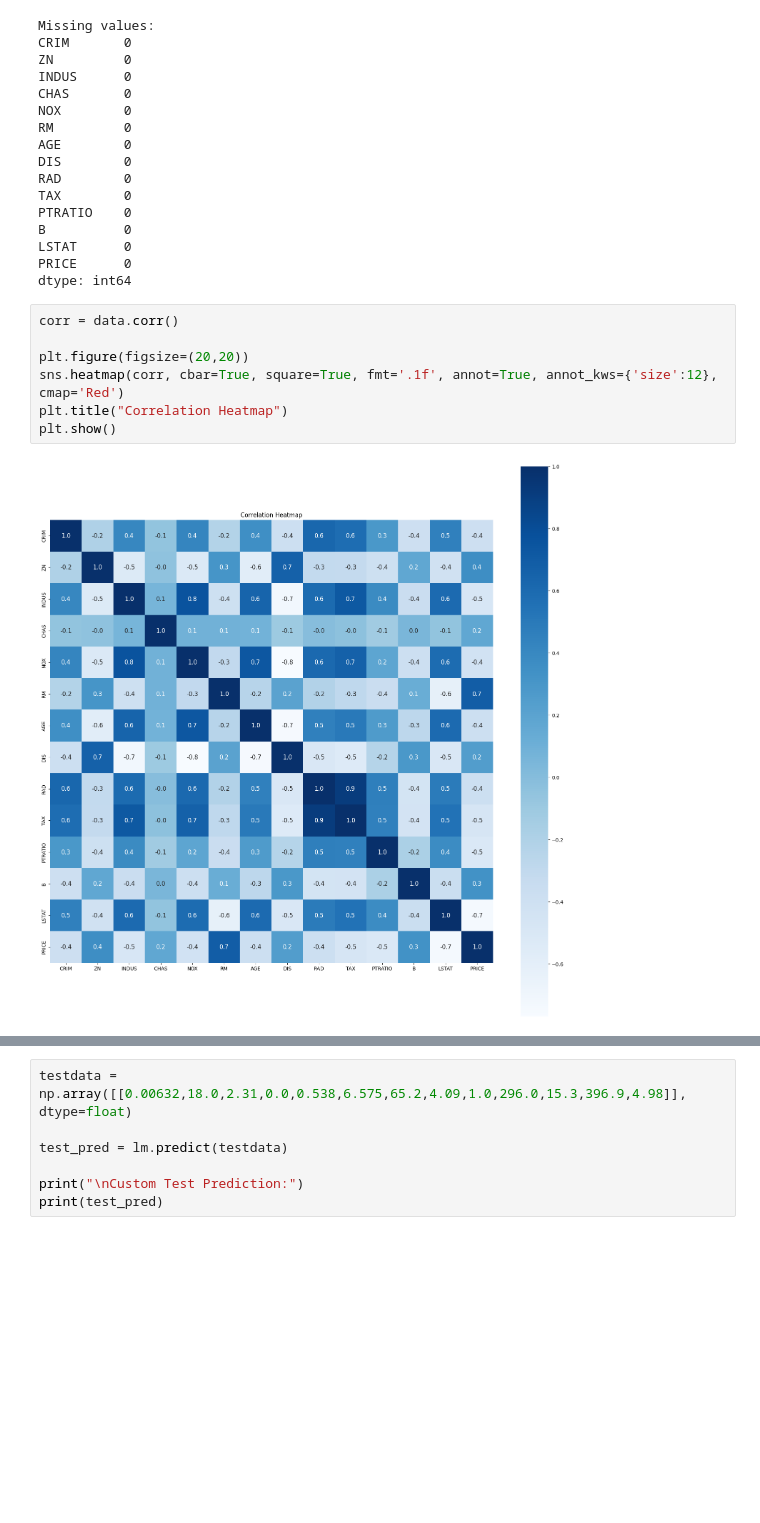
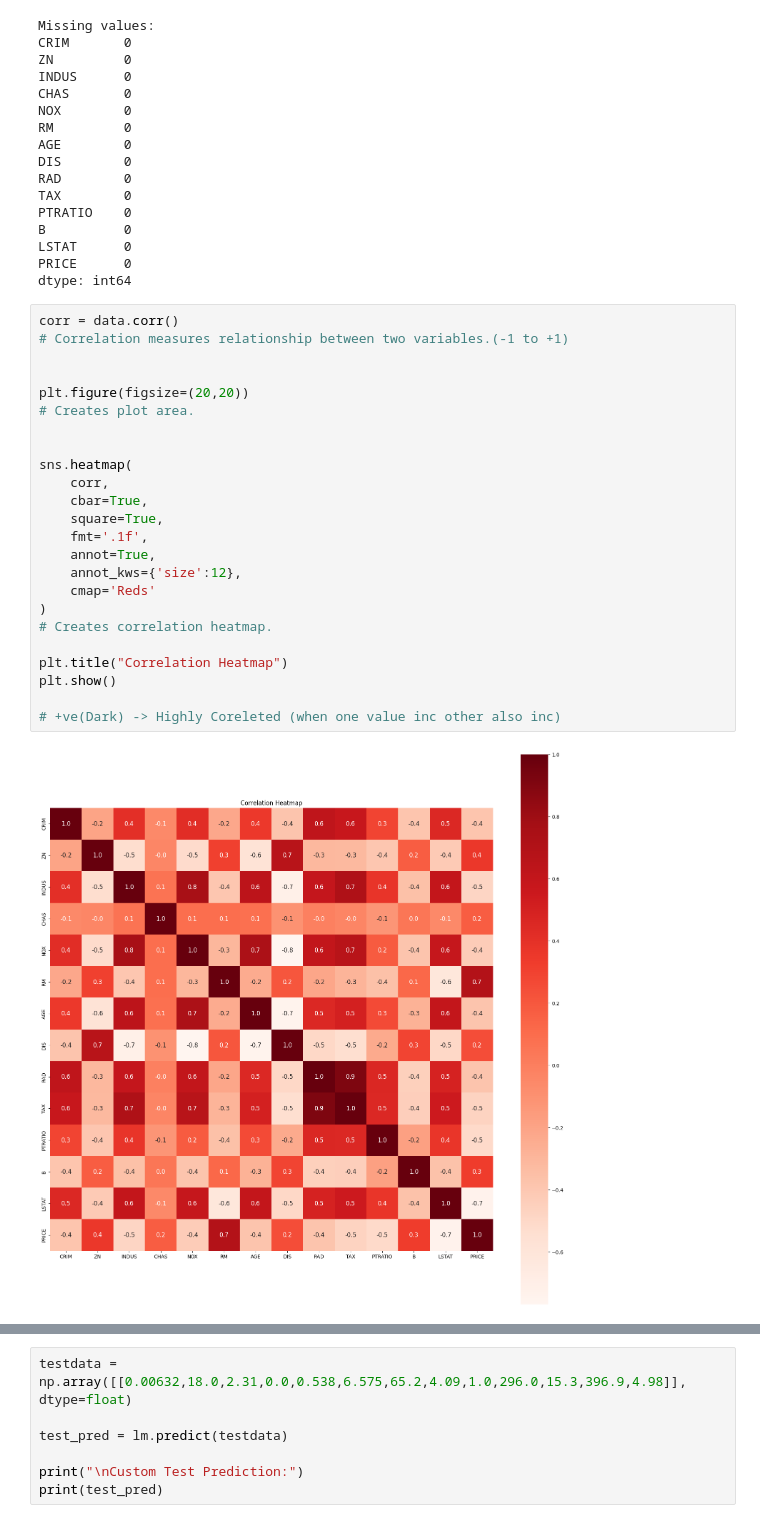
Before and after one commit to yashuk23/dsbda_code, a Jupyter notebook: CODE_T4_Varient1/Practical_4.ipynb, the cells around one changed output, grey strips where cells are left out. Drawn from its saved outputs; the diff is of its cells as text; blank space fills up the shorter version.

```diff
--- a/CODE_T4_Varient1/Practical_4.ipynb
+++ b/CODE_T4_Varient1/Practical_4.ipynb
@@ -56,15 +65,32 @@ B          0
 LSTAT      0
 PRICE      0
 dtype: int64
-# %%
-corr = data.corr()
-
-plt.figure(figsize=(20,20))
-sns.heatmap(corr, cbar=True, square=True, fmt='.1f', annot=True, annot_kws={'size':12}, cmap='Red')
-plt.title("Correlation Heatmap")
-plt.show()
-# %% [output]
-[figure, removed]
+# %%
+corr = data.corr()
+# Correlation measures relationship between two variables.(-1 to +1)
+
+
+plt.figure(figsize=(20,20))
+# Creates plot area.
+
+
+sns.heatmap(
+    corr,
+    cbar=True,
+    square=True,
+    fmt='.1f',
+    annot=True,
+    annot_kws={'size':12},
+    cmap='Reds'
+)
+# Creates correlation heatmap.
+
+plt.title("Correlation Heatmap")
+plt.show()
+
+# +ve(Dark) -> Highly Coreleted (when one value inc other also inc)
+# %% [output]
+[figure, added]
 # %%
 X = data.drop(['PRICE'], axis=1)
 y = data['PRICE']
```
Also changed, not shown: parts of 8 cells of this notebook.
